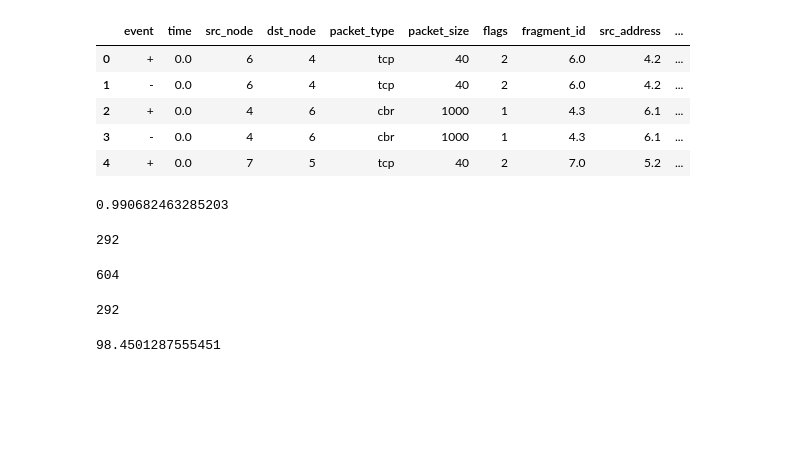
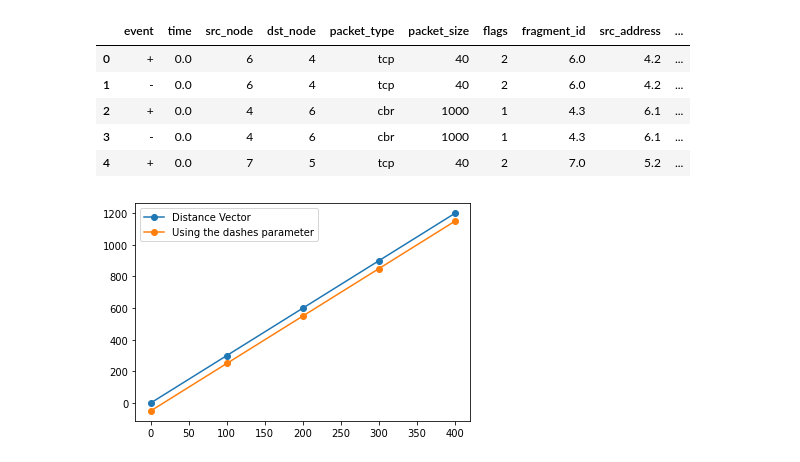
Before and after one commit to xecarlox94/networking, a Jupyter notebook: CW/TCL_files/nb.ipynb, the cells around one changed output. Cells and saved outputs as stored; diff of their text form; code cells hidden in the pictures; blank space fills up the shorter version.

Commit message:
working on visualisation functions

```diff
--- a/CW/TCL_files/nb.ipynb
+++ b/CW/TCL_files/nb.ipynb
@@ -13,27 +13,20 @@ df.head()
 | 2 | + | 0.0 | 4 | 6 | cbr | 1000 | 1 | 4.3 | 6.1 | ... |
 | 3 | - | 0.0 | 4 | 6 | cbr | 1000 | 1 | 4.3 | 6.1 | ... |
 | 4 | + | 0.0 | 7 | 5 | tcp | 40 | 2 | 7.0 | 5.2 | ... |
-# %%
-
-
-tracefile.packet_delivery_ratio(df)
-# %% [output]
-0.990682463285203
-# %%
-
-
-tracefile.total_dropped_packet(df)
-# %% [output]
-292
-# %%
-tracefile.total_lost_packets(df)
-# %% [output]
-604
-# %%
-tracefile.total_dropped_packet(df)
-# %% [output]
-292
-# %%
-tracefile.throughput(df)
-# %% [output]
-98.4501287555451
+# %%
+import numpy as np
+import matplotlib.pyplot as plt
+
+x = np.array([0, 100, 200, 300, 400])
+y = x * 3
+
+fig, ax = plt.subplots()
+
+ax.plot(x, y, label='Distance Vector', marker="o")
+
+ax.plot(x, y - 50, label='Using the dashes parameter', marker="o")
+
+ax.legend()
+plt.show()
+# %% [output]
+[figure, added]
```
Also changed, not shown: 1 other file.
